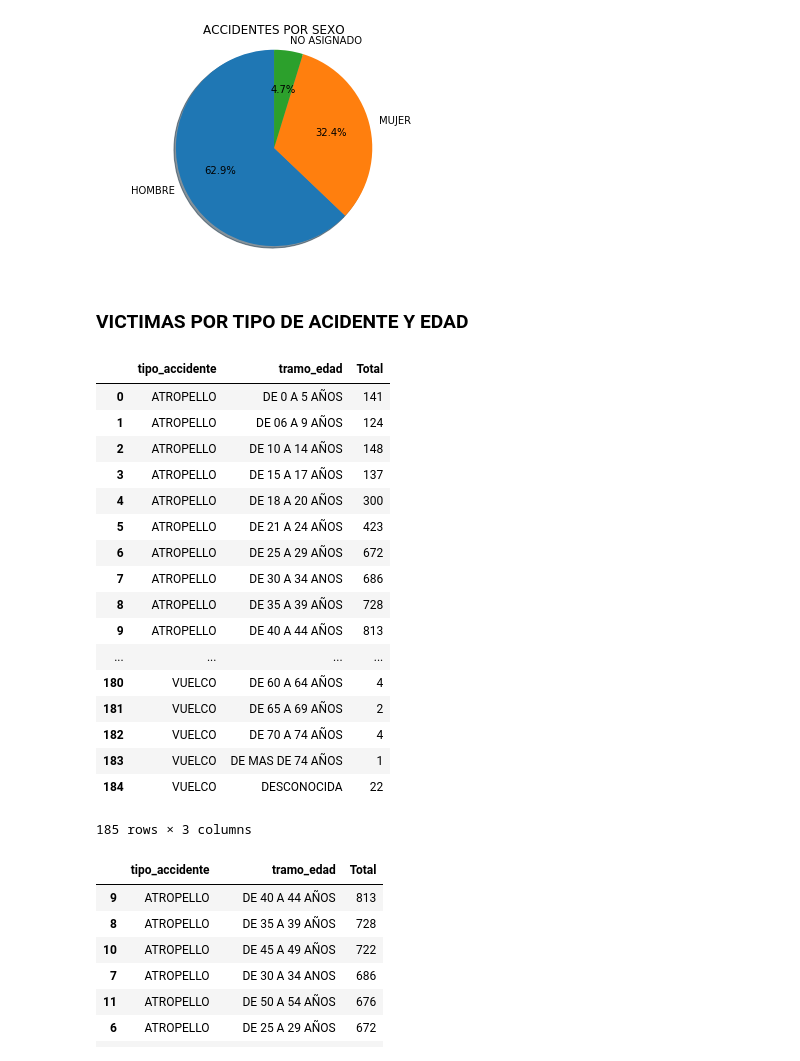
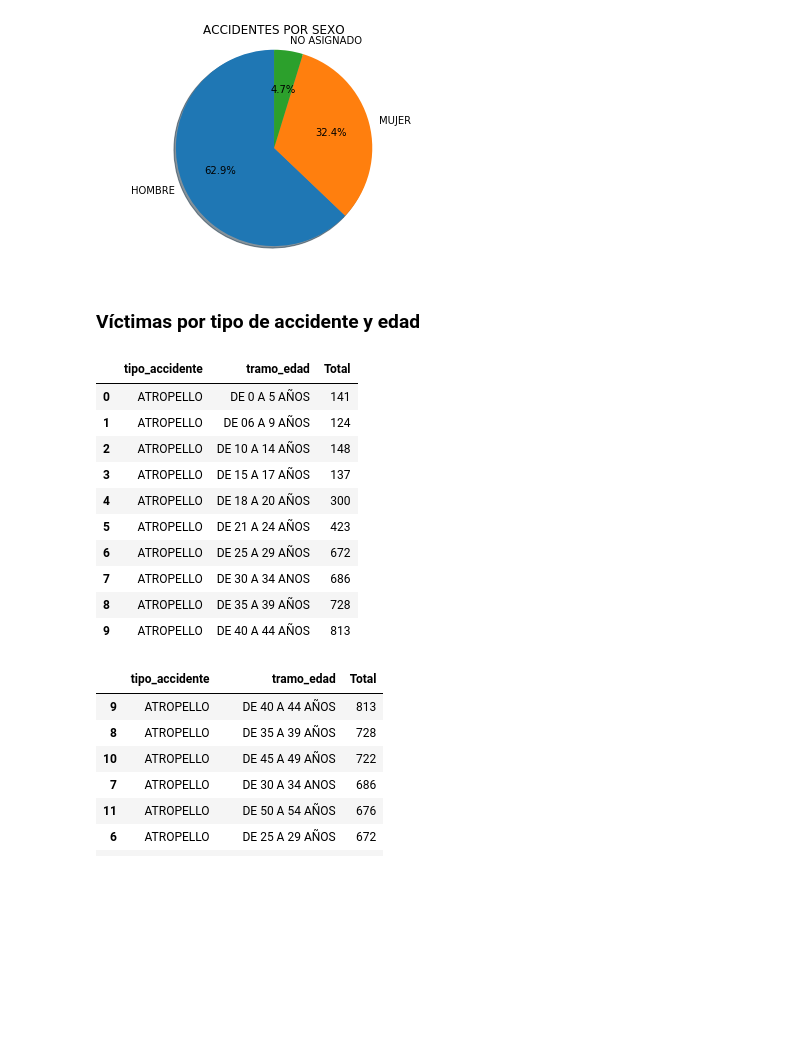
Before and after one commit to nelsonsaturno/practica_analitica, a Jupyter notebook: accidentes_madrid.ipynb, the cells around one changed output. Cells and saved outputs as stored; diff of their text form; code cells hidden in the pictures; blank space fills up the shorter version.

```diff
--- a/accidentes_madrid.ipynb
+++ b/accidentes_madrid.ipynb
@@ -142,29 +198,28 @@ if not df_accidents_by_district[2018].sum() == df_accidents_2018['num_parte'].nu
 ### Número de personas afectadas por año y por lesividad
 # %%
 # Renombramiento de valores de la columna 'lesividad' en una nueva columna
-def readable_injury(value):
+def readable_injury(key):
     injury = {
         'IL': 'ILESO',
         'HL': 'HERIDO LEVE',
         'HG': 'HERIDO GRAVE',
         'MT': 'MUERTO'
     }
-    return injury.setdefault(value, 'NO ASIGNADA')
+    return injury.setdefault(key.replace(' ', ''), 'NO ASIGNADA')
 
 
 df_all_accidents['tipo_lesividad'] = df_all_accidents['lesividad'].apply(readable_injury)
 
 # Número de personas por tipo de lesividad calculado por año
 df_injuries_by_year = pd.pivot_table(
-    df_all_accidents, index=['lesividad'], columns=[df_all_accidents['fecha'].dt.year],
+    df_all_accidents, index=['tipo_lesividad'], columns=[df_all_accidents['fecha'].dt.year],
     aggfunc='sum', values='num_victimas'
 )
 
-print(df_injuries_by_year)
-
-# Se verifica el resultado
 if not df_accidents_2017['num_victimas'].sum() == df_injuries_by_year[2017].sum():
     raise Exception("Error para el año 2017")
 if not df_accidents_2018['num_victimas'].sum() == df_injuries_by_year[2018].sum():
     raise Exception("Error para el año 2018")
+
+print(df_injuries_by_year)
 # %% [output]
@@ -198,31 +255,25 @@ ax.axis('equal')  # Equal aspect ratio ensures that pie is drawn as a circle.
 plt.show()
 # %% [output]
 [figure]
-# %% [markdown]
-### VICTIMAS POR TIPO DE ACIDENTE Y EDAD
+# %% [markdown]
+### Víctimas por tipo de accidente y edad
 # %%
-df_edad_victim_tipo=df_all_accidents.groupby(['tipo_accidente','tramo_edad'])['fecha'].count().reset_index().rename(columns={'fecha': 'Total'})
+df_edad_victim_tipo = df_all_accidents.groupby(['tipo_accidente','tramo_edad'])['fecha'].\
+    count().reset_index().rename(columns={'fecha': 'Total'})
 # %%
-df_edad_victim_tipo
+df_edad_victim_tipo.head(10)
 # %% [output]
 |  | tipo_accidente | tramo_edad | Total |
 | 0 | ATROPELLO | DE 0 A 5 AÑOS | 141 |
 | 1 | ATROPELLO | DE 06 A 9 AÑOS | 124 |
 | 2 | ATROPELLO | DE 10 A 14 AÑOS | 148 |
 | 3 | ATROPELLO | DE 15 A 17 AÑOS | 137 |
 | 4 | ATROPELLO | DE 18 A 20 AÑOS | 300 |
 | 5 | ATROPELLO | DE 21 A 24 AÑOS | 423 |
 | 6 | ATROPELLO | DE 25 A 29 AÑOS | 672 |
 | 7 | ATROPELLO | DE 30 A 34 ANOS | 686 |
 | 8 | ATROPELLO | DE 35 A 39 AÑOS | 728 |
 | 9 | ATROPELLO | DE 40 A 44 AÑOS | 813 |
-| ... | ... | ... | ... |
-| 180 | VUELCO | DE 60 A 64 AÑOS | 4 |
-| 181 | VUELCO | DE 65 A 69 AÑOS | 2 |
-| 182 | VUELCO | DE 70 A 74 AÑOS | 4 |
-| 183 | VUELCO | DE MAS DE 74 AÑOS | 1 |
-| 184 | VUELCO | DESCONOCIDA | 22 |
-185 rows × 3 columns
 # %%
 df_edad_victim_tipo[df_edad_victim_tipo.tipo_accidente=='ATROPELLO'].sort_values(by='Total',ascending=False)
 # %% [output]
```
Also changed, not shown: parts of 20 cells of this notebook, 1 other file.
